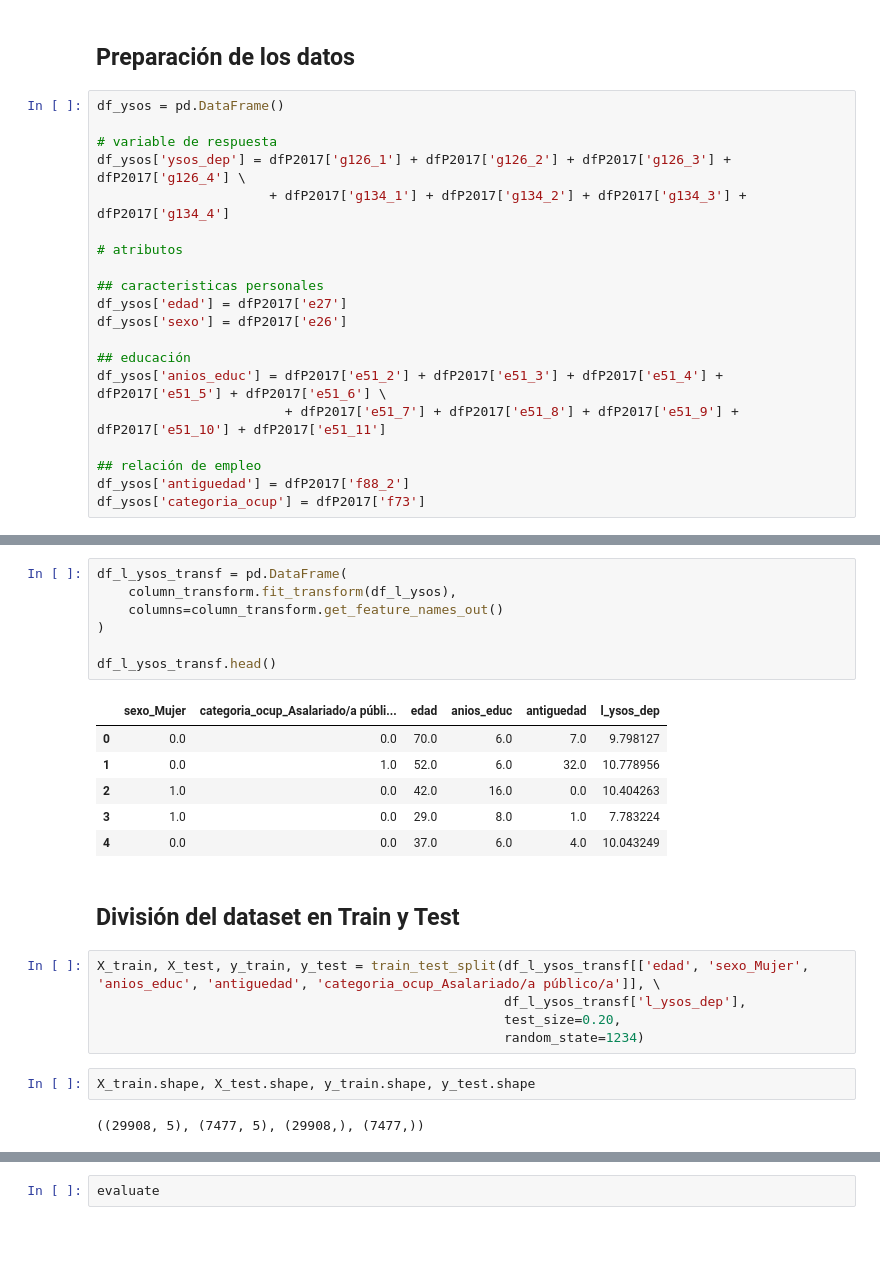
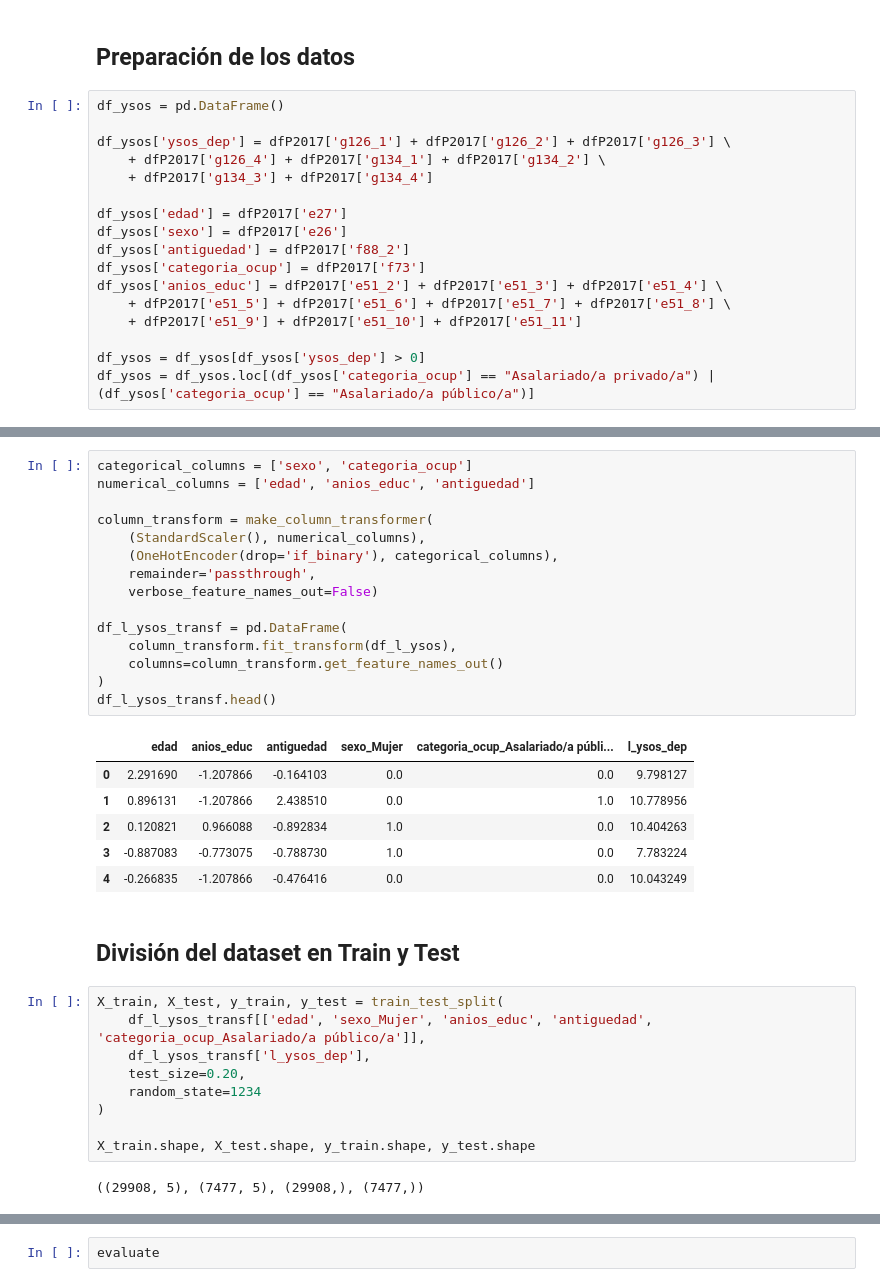
Before and after one commit to sebassu/tecnicas-machine-learning, a Jupyter notebook: laboratorios/2/pr_3_reg_cv.ipynb, the cells around one changed output, grey strips where cells are left out. Drawn from its saved outputs; the diff is of its cells as text; blank space fills up the shorter version.

```diff
--- a/laboratorios/2/pr_3_reg_cv.ipynb
+++ b/laboratorios/2/pr_3_reg_cv.ipynb
@@ -70,20 +70,17 @@ dfP2017 = pd.read_spss(r'data/Base ECH 2017 formato SAV/P_2017_Terceros.sav')
 # %%
 df_ysos = pd.DataFrame()
 
-# variable de respuesta
-df_ysos['ysos_dep'] = dfP2017['g126_1'] + dfP2017['g126_2'] + dfP2017['g126_3'] + dfP2017['g126_4'] \
-                      + dfP2017['g134_1'] + dfP2017['g134_2'] + dfP2017['g134_3'] + dfP2017['g134_4']
+df_ysos['ysos_dep'] = dfP2017['g126_1'] + dfP2017['g126_2'] + dfP2017['g126_3'] \
+    + dfP2017['g126_4'] + dfP2017['g134_1'] + dfP2017['g134_2'] \
+    + dfP2017['g134_3'] + dfP2017['g134_4']
 
-# atributos
-
-## caracteristicas personales
 df_ysos['edad'] = dfP2017['e27']
 df_ysos['sexo'] = dfP2017['e26']
-
-## educación
-df_ysos['anios_educ'] = dfP2017['e51_2'] + dfP2017['e51_3'] + dfP2017['e51_4'] + dfP2017['e51_5'] + dfP2017['e51_6'] \
-                        + dfP2017['e51_7'] + dfP2017['e51_8'] + dfP2017['e51_9'] + dfP2017['e51_10'] + dfP2017['e51_11']
-
-## relación de empleo
 df_ysos['antiguedad'] = dfP2017['f88_2']
 df_ysos['categoria_ocup'] = dfP2017['f73']
+df_ysos['anios_educ'] = dfP2017['e51_2'] + dfP2017['e51_3'] + dfP2017['e51_4'] \
+    + dfP2017['e51_5'] + dfP2017['e51_6'] + dfP2017['e51_7'] + dfP2017['e51_8'] \
+    + dfP2017['e51_9'] + dfP2017['e51_10'] + dfP2017['e51_11']
+
+df_ysos = df_ysos[df_ysos['ysos_dep'] > 0]
+df_ysos = df_ysos.loc[(df_ysos['categoria_ocup'] == "Asalariado/a privado/a") | (df_ysos['categoria_ocup'] == "Asalariado/a público/a")]
@@ -116,28 +98,38 @@ column_transform = make_column_transformer(
 # %%
+categorical_columns = ['sexo', 'categoria_ocup']
+numerical_columns = ['edad', 'anios_educ', 'antiguedad']
+
+column_transform = make_column_transformer(
+    (StandardScaler(), numerical_columns),
+    (OneHotEncoder(drop='if_binary'), categorical_columns),
+    remainder='passthrough',
+    verbose_feature_names_out=False)
+
 df_l_ysos_transf = pd.DataFrame(
     column_transform.fit_transform(df_l_ysos),
     columns=column_transform.get_feature_names_out()
 )
-
 df_l_ysos_transf.head()
 # %% [output]
-|  | sexo_Mujer | categoria_ocup_Asalariado/a públi... | edad | anios_educ | antiguedad | l_ysos_dep |
-| 0 | 0.0 | 0.0 | 70.0 | 6.0 | 7.0 | 9.798127 |
-| 1 | 0.0 | 1.0 | 52.0 | 6.0 | 32.0 | 10.778956 |
-| 2 | 1.0 | 0.0 | 42.0 | 16.0 | 0.0 | 10.404263 |
-| 3 | 1.0 | 0.0 | 29.0 | 8.0 | 1.0 | 7.783224 |
-| 4 | 0.0 | 0.0 | 37.0 | 6.0 | 4.0 | 10.043249 |
+|  | edad | anios_educ | antiguedad | sexo_Mujer | categoria_ocup_Asalariado/a públi... | l_ysos_dep |
+| 0 | 2.291690 | -1.207866 | -0.164103 | 0.0 | 0.0 | 9.798127 |
+| 1 | 0.896131 | -1.207866 | 2.438510 | 0.0 | 1.0 | 10.778956 |
+| 2 | 0.120821 | 0.966088 | -0.892834 | 1.0 | 0.0 | 10.404263 |
+| 3 | -0.887083 | -0.773075 | -0.788730 | 1.0 | 0.0 | 7.783224 |
+| 4 | -0.266835 | -1.207866 | -0.476416 | 0.0 | 0.0 | 10.043249 |
 # %% [markdown]
 ## División del dataset en Train y Test
 # %%
-X_train, X_test, y_train, y_test = train_test_split(df_l_ysos_transf[['edad', 'sexo_Mujer', 'anios_educ', 'antiguedad', 'categoria_ocup_Asalariado/a público/a']], \
-                                                    df_l_ysos_transf['l_ysos_dep'],
-                                                    test_size=0.20,
-                                                    random_state=1234)
+X_train, X_test, y_train, y_test = train_test_split(
+    df_l_ysos_transf[['edad', 'sexo_Mujer', 'anios_educ', 'antiguedad', 'categoria_ocup_Asalariado/a público/a']],
+    df_l_ysos_transf['l_ysos_dep'],
+    test_size=0.20,
+    random_state=1234
+)
+
+X_train.shape, X_test.shape, y_train.shape, y_test.shape
+# %% [output]
+((29908, 5), (7477, 5), (29908,), (7477,))
-# %%
-X_train.shape, X_test.shape, y_train.shape, y_test.shape
-# %% [output]
-((29908, 5), (7477, 5), (29908,), (7477,))
 # %% [markdown]
 ## Generación del Pipeline
 
```
Also changed, not shown: parts of 58 cells of this notebook.
